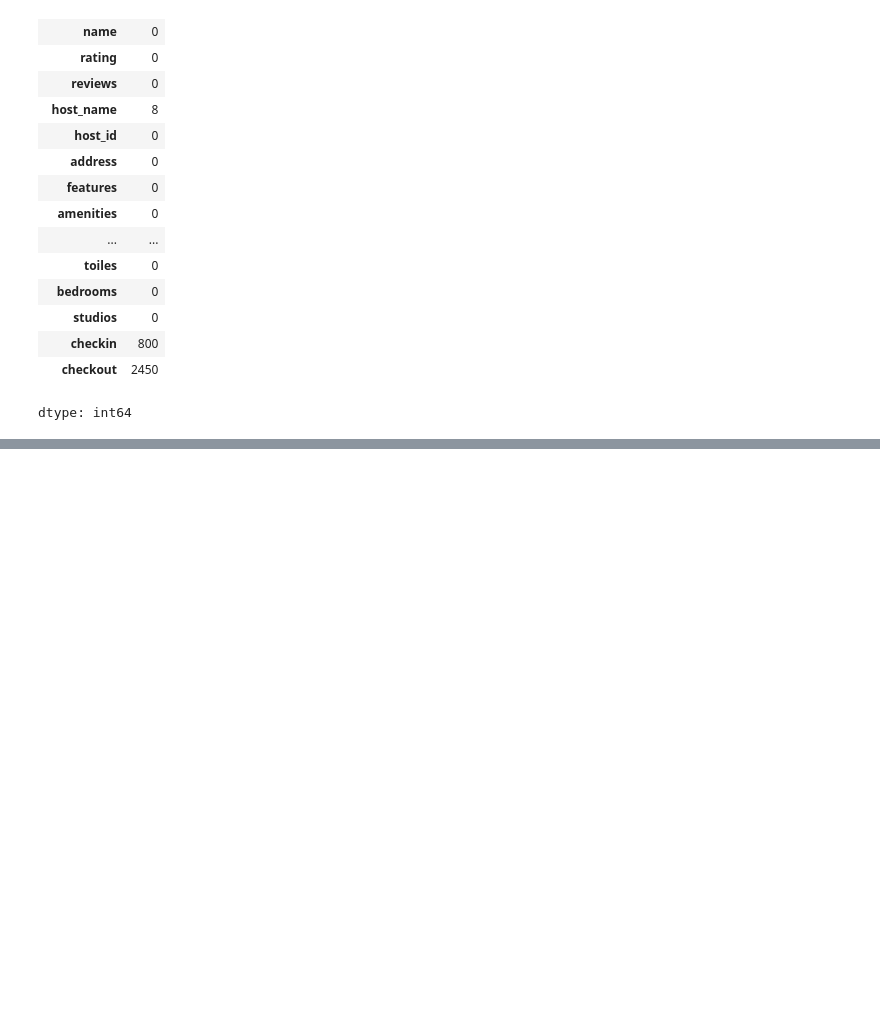
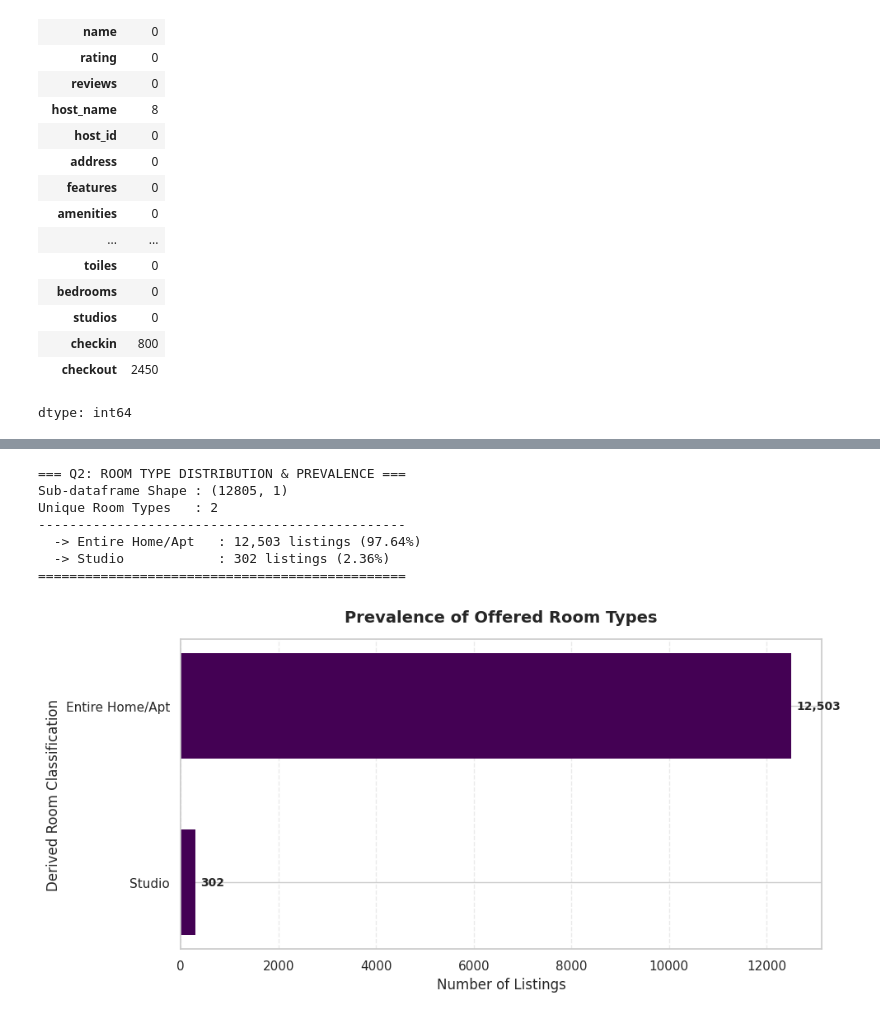
Before and after one commit to MohMost87/The-Airbnb-Listings-Analysis, a Jupyter notebook: The_Airbnb_Listings_Analysis.ipynb, the cells around one changed output, grey strips where cells are left out. Cells and saved outputs as stored; diff of their text form; code cells hidden in the pictures; blank space fills up the shorter version.

```diff
--- a/The_Airbnb_Listings_Analysis.ipynb
+++ b/The_Airbnb_Listings_Analysis.ipynb
@@ -238,0 +297,52 @@ dtype: int64
+# %%
+# ===================================================================================
+# Question: What are the most common types of rooms offered for rent? Is there a prevalence?
+# ===================================================================================
+
+# 1. Calculate counts of the derived room type categories
+room_counts = df['room_type_derived'].value_counts()
+room_percentages = (df['room_type_derived'].value_counts(normalize=True) * 100).round(2)
+
+print("=== Q2: ROOM TYPE DISTRIBUTION & PREVALENCE ===")
+print(f"Sub-dataframe Shape : {df[['room_type_derived']].shape}")
+print(f"Unique Room Types   : {df['room_type_derived'].nunique()}")
+print("-----------------------------------------------")
+for room, count in room_counts.items():
+    print(f"  -> {room:<17} : {count:,} listings ({room_percentages[room]}%)")
+print("===============================================\n")
+
+# 2. Build the Visual Plot Layout
+plt.figure(figsize=(10, 5))
+
+# Pure Matplotlib Horizontal Bar Chart (Highest count on top)
+bars = plt.barh(room_counts.index, room_counts.values, color='#440154', edgecolor='none', height=0.6)
+
+# Add exact data labels to the end of each bar for transparency
+for bar in bars:
+    width = bar.get_width()
+    plt.text(width + 100, bar.get_y() + bar.get_height()/2, f'{int(width):,}',
+             va='center', ha='left', fontsize=10, fontweight='bold')
+
+# Title and Axis Labels
+plt.title('Prevalence of Offered Room Types', fontweight='bold', fontsize=14, pad=15)
+plt.xlabel('Number of Listings', fontsize=12)
+plt.ylabel('Derived Room Classification', fontsize=12)
+
+# Invert y-axis to ensure the most prevalent type stays at the top
+plt.gca().invert_yaxis()
+
+# Grid Layout styling
+plt.grid(True, axis='x', alpha=0.4, linestyle='--')
+
+# Display the clean layout
+plt.tight_layout()
+plt.show()
+# %% [output]
+=== Q2: ROOM TYPE DISTRIBUTION & PREVALENCE ===
+Sub-dataframe Shape : (12805, 1)
+Unique Room Types   : 2
+-----------------------------------------------
+  -> Entire Home/Apt   : 12,503 listings (97.64%)
+  -> Studio            : 302 listings (2.36%)
+===============================================
+[figure, added]
```
Also changed, not shown: parts of 7 cells of this notebook.
